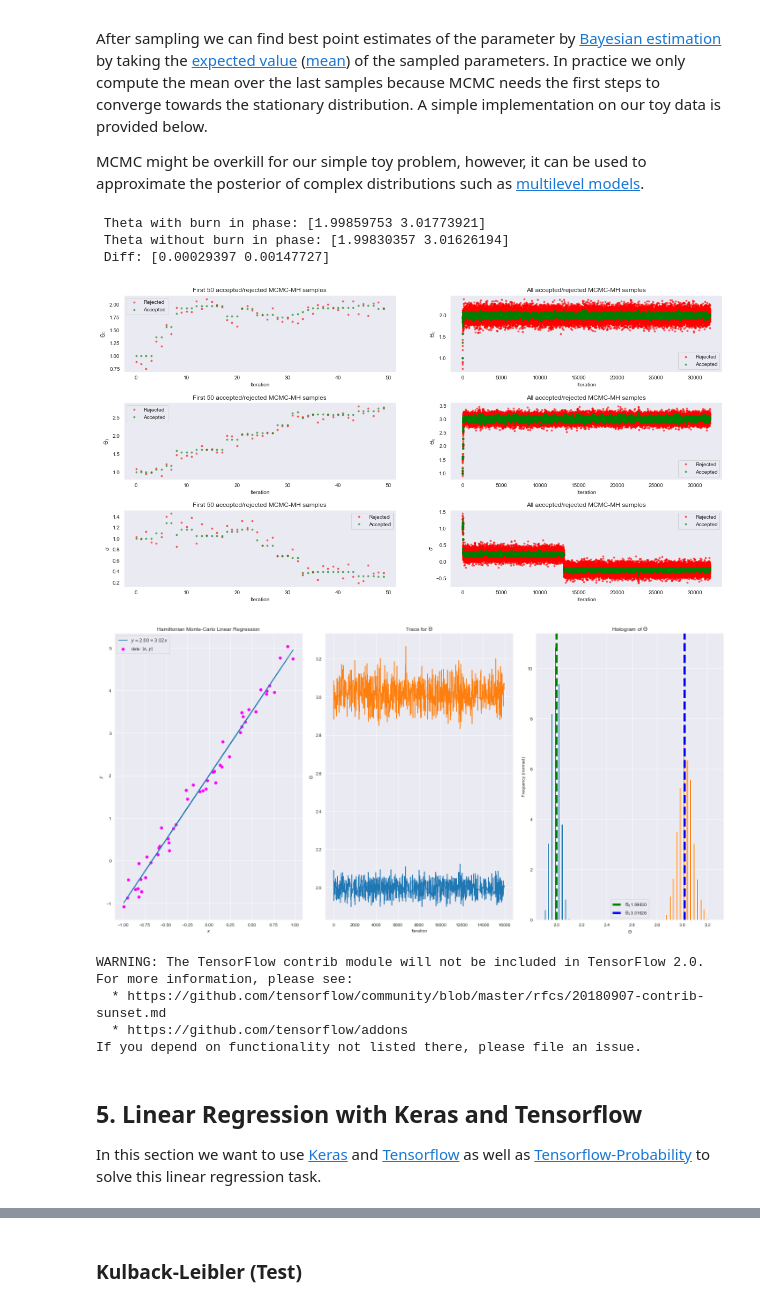
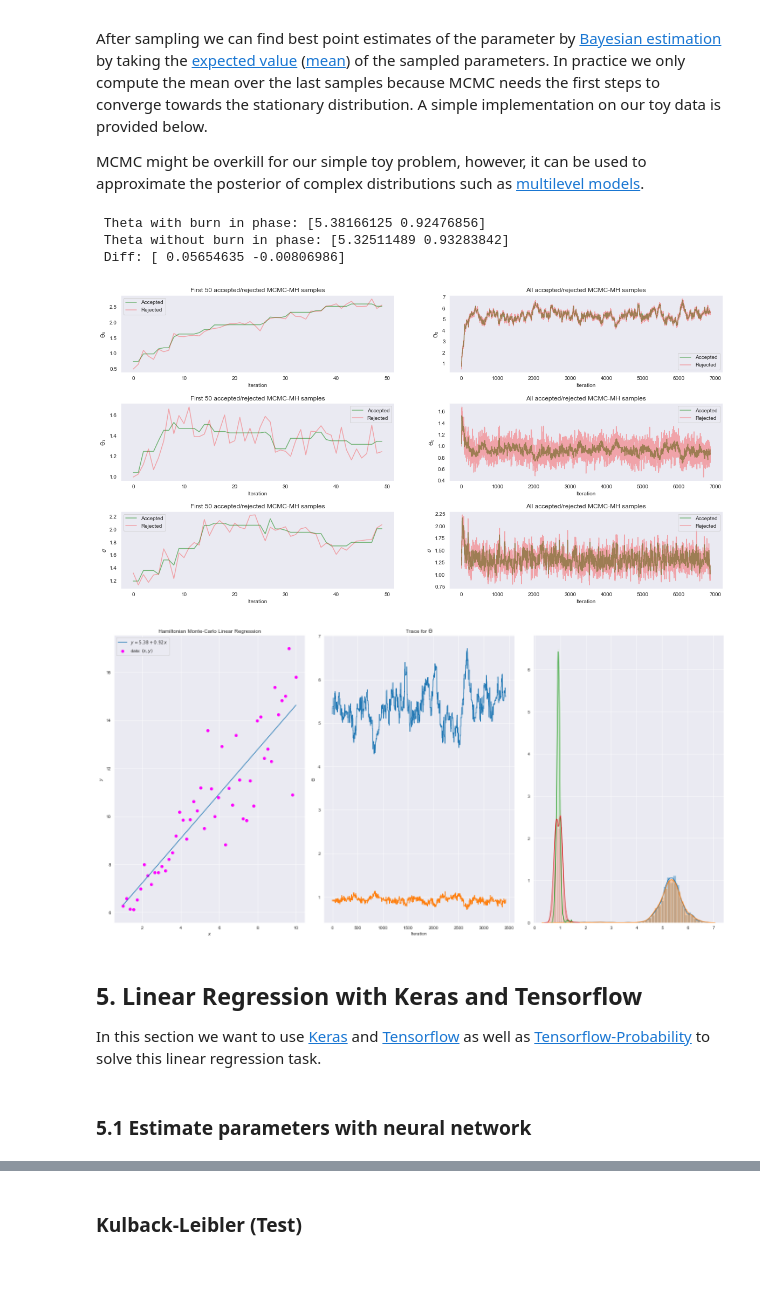
Before and after one commit to kaibrach/machine-learning, a Jupyter notebook: regression-parameter-estimation/linear-regression-parameter-estimation.ipynb, the cells around one changed output, grey strips where cells are left out. Saved outputs shown, nothing was run; the diff lists cells and outputs as text; code cells hidden in the pictures; blank space fills up the shorter version.

```diff
--- a/regression-parameter-estimation/linear-regression-parameter-estimation.ipynb
+++ b/regression-parameter-estimation/linear-regression-parameter-estimation.ipynb
@@ -79,10 +80,13 @@ We can use this discription to define our toy data sample for linear regression:
 # %%
 # Functions for creating the datasets
 def f(X, theta_0,theta_1, std):
+
     '''Linear regression function plus noise'''
     try:
-        return theta_0 + theta_1 * X + epsilon(X.shape, std)
+        #return theta_0 + theta_1 * X + epsilon(X.shape, std)
+        return np.asarray(np.random.normal(theta_1*X+theta_0,np.abs(X)*std),dtype=np.float32)
     except:
+        print("Without noise")
         return theta_0 + theta_1 * X
 
 # Function for creating random noise
@@ -95,19 +99,24 @@ def epsilon(size, std):
 # Definition of the Data
 np.random.seed()
 # Generate random data
-n = 150 # Number of samples
+n = 50 # Number of samples
 # Underlying linear relation for y = mx+b (linear equation) (Ground truth)
-m = 3  # the coefficient of variable x (slope) (m) --> theta_1
-b = 2  # the intercept of the model (bias) (b)     --> theta_0
+m = 1  # the coefficient of variable x (slope) (m) --> theta_1
+b = 5  # the intercept of the model (bias) (b)     --> theta_0
 # Noise
-noise = 0.7  # Standard deviation of the noise
+noise = 0.2  # Standard deviation of the noise
 
 # Features and output
-x = np.random.uniform(-1, 1, n)  # Independent variable x
+#x = np.random.uniform(-1, 1, n).astype(np.float32)  # Independent variable x
+x = np.linspace(1,10,n, dtype=np.float32)
 #x = np.linspace(0, 1, n)
-y = f(x,b, m, noise)            # the dependent (output) variable of sample i, with y={yi…yn}.
+y = f(x,b, m, noise)           # the dependent (output) variable of sample i, with y={yi…yn}.
 
-y = f(x,b, m, noise)            # the dependent (output) variable of sample i, with y={yi…yn}.
+
+
+# x = np.linspace(1,10,2*n, dtype=np.float32).reshape(2*n,1)
+# y = np.asarray(np.random.normal(m*x[:,0]+b,np.abs(x[:,0])/3.5), dtype=np.float32)
+
 # Stack X with ones to be fitted by vectorized methods
 #  such as OLS and gradient descent
 X = np.vstack((np.ones_like(x), x)).T
@@ -528,10 +533,10 @@ def metropolis_hastings(x,y, theta, sigma,numIterations,with_prior=True):
 np.random.seed(123) # Use same seed for reproducability
 
 # Initial guess of the parameters
-Theta_init = np.array([1.,1.])
+Theta_init = np.array([1.,1.]).astype(np.float32)
 sigma_init = 1.
 num_iter = 3000
-burn_in_samples = num_iter//3 #
+burn_in_samples = num_iter//4 #
 
 # Run Metropolis-Hastings MCMC
 accepted_p, rejected_p = metropolis_hastings(x,y,Theta_init,sigma_init,num_iter,with_prior=False)
@@ -555,32 +560,33 @@ print(f' Diff: {Theta-Theta_}')
 #print(theta_samples[burn_in_samples:].mean(axis=0)[0])
 #print((np.mean(theta_samples[:,1][burn_in_samples:]))) ## Theta 1
 # %% [output]
- Theta with burn in phase: [1.99859753 3.01773921]
- Theta without burn in phase: [1.99830357 3.01626194]
- Diff: [0.00029397 0.00147727]
+ Theta with burn in phase: [5.38166125 0.92476856]
+ Theta without burn in phase: [5.32511489 0.93283842]
+ Diff: [ 0.05654635 -0.00806986]
 # %%
-def plot_MCMC_MH_samples(samples_acc,samples_rej,label, title,ax):
-    ax.plot( samples_rej, 'r.', label='Rejected',alpha=0.5)
-    ax.plot( samples_acc, 'g.', label='Accepted',alpha=0.5)
+def plot_MCMC_MH_samples(samples_acc,samples_rej=None,label=None, title=None,ax=None):
+    ax.plot( samples_acc, 'g-', label='Accepted',alpha=0.5)
+    if samples_rej is not None:
+        ax.plot( samples_rej, 'r-', label='Rejected',alpha=0.3)
     ax.set_xlabel("Iteration")
     ax.set_ylabel(label)
     ax.set_title(title)
     ax.grid()
     ax.legend()
 
 # Show data
 fig, ax= plt.subplots(3, 2, figsize=(20, 10))
 fig.subplots_adjust(hspace=0.4)
 to_show = -theta_samples.shape[0]
 
 plot_MCMC_MH_samples(theta_samples[:,0][0:50],theta_samples_rej[:,0][0:50],"$\Theta_0$","First 50 accepted/rejected MCMC-MH samples",ax[0][0])
 plot_MCMC_MH_samples(theta_samples[:,0][to_show:],theta_samples_rej[:,0][to_show:],"$\Theta_0$","All accepted/rejected MCMC-MH samples",ax[0][1])
 plot_MCMC_MH_samples(theta_samples[:,1][0:50],theta_samples_rej[:,1][0:50],"$\Theta_1$","First 50 accepted/rejected MCMC-MH samples",ax[1][0])
 plot_MCMC_MH_samples(theta_samples[:,1][to_show:],theta_samples_rej[:,1][to_show:],"$\Theta_0$","All accepted/rejected MCMC-MH samples",ax[1][1])
 plot_MCMC_MH_samples(sigma_samples[:][0:50],sigma_samples_rej[:][0:50],"$\sigma$","First 50 accepted/rejected MCMC-MH samples",ax[2][0])
 plot_MCMC_MH_samples(sigma_samples[:][to_show:],sigma_samples_rej[:][to_show:],"$\sigma$","All accepted/rejected MCMC-MH samples",ax[2][1])
 # %% [output]
-[figure, old version]
+[figure, new version]
 # %%
 show=int(-0.5*accepted_p.shape[0])
 hist_show=int(-0.5*accepted_p.shape[0])
@@ -601,35 +607,27 @@ ax.set_ylabel("$\Theta$")
 ax.set_xlabel("Iteration")
 
 ax = fig.add_subplot(1,3,3)
-ax.hist(hist_val, bins=50,density=True)
-ax.axvline(theta_samples.mean(axis=0)[0], color='g', linestyle='dashed', linewidth=5)
-ax.axvline(theta_samples.mean(axis=0)[1], color='b', linestyle='dashed', linewidth=5)
-ax.set_ylabel("Frequency (normed)")
-ax.set_xlabel("$\Theta$")
-ax.set_title("Histogram of $\Theta$")
-ax.legend([f'$\Theta_0${theta_samples.mean(axis=0)[0]:.5f}',f'$\Theta_1${theta_samples.mean(axis=0)[1]:.5f}'])
-
+# ax.hist(hist_val, bins=50,density=True)
+# ax.axvline(theta_samples.mean(axis=0)[0], color='g', linestyle='dashed', linewidth=5)
+# ax.axvline(theta_samples.mean(axis=0)[1], color='b', linestyle='dashed', linewidth=5)
+# ax.set_ylabel("Frequency (normed)")
+# ax.set_xlabel("$\Theta$")
+# ax.set_title("Histogram of $\Theta$")
+# ax.legend([f'$\Theta_0${theta_samples.mean(axis=0)[0]:.5f}',f'$\Theta_1${theta_samples.mean(axis=0)[1]:.5f}'])
+sns.distplot(theta_samples[:,0][to_show:], norm_hist=True, kde=True)
+sns.distplot(theta_samples_rej[:,0][to_show:], norm_hist=True, kde=True)
+sns.distplot(theta_samples[:,1][to_show:], norm_hist=True, kde=True)
+sns.distplot(theta_samples_rej[:,1][to_show:], norm_hist=True, kde=True)
 
 fig.tight_layout()
 # %% [output]
-[figure, old version]
+[figure, new version]
-# %%
-import tensorflow_probability as tfp
-hmc = tfp.mcmc.MetropolisHastings(
-    tfp.mcmc.UncalibratedHamiltonianMonteCarlo(
-        target_log_prob_fn=lambda x: -x - x**2,
-        step_size=0.1,
-        num_leapfrog_steps=3))
-# %% [output]
-WARNING: The TensorFlow contrib module will not be included in TensorFlow 2.0.
-For more information, please see:
-  * https://github.com/tensorflow/community/blob/master/rfcs/20180907-contrib-sunset.md
-  * https://github.com/tensorflow/addons
-If you depend on functionality not listed there, please file an issue.
 # %% [markdown]
 ## 5. Linear Regression with Keras and Tensorflow
 
 In this section we want to use [Keras](https://keras.io/) and [Tensorflow](https://www.tensorflow.org/) as well as [Tensorflow-Probability](https://www.tensorflow.org/probability) to solve this linear regression task.
+# %% [markdown]
+### 5.1 Estimate parameters with neural network
 # %%
 # Import keras model and layers
 from keras import backend as K
```
Also changed, not shown: parts of 18 cells of this notebook.
